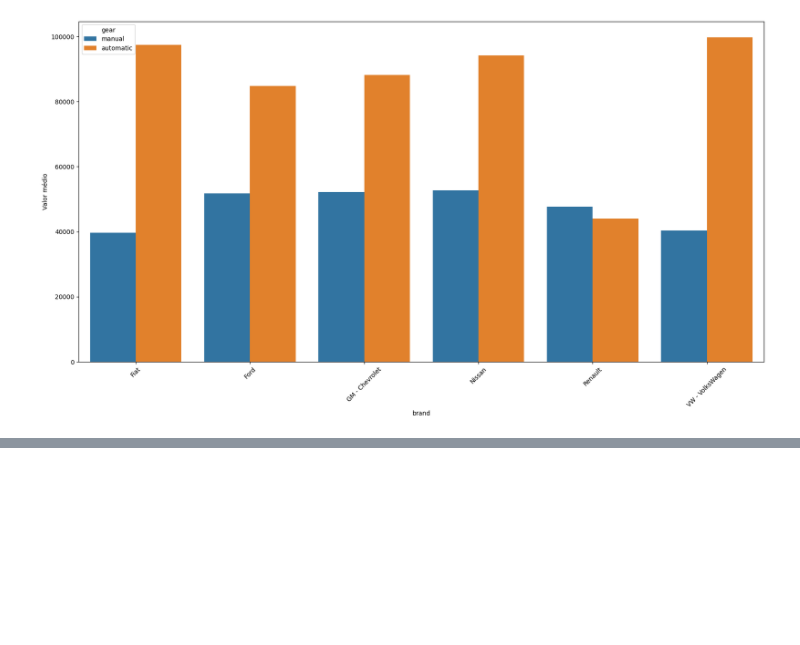
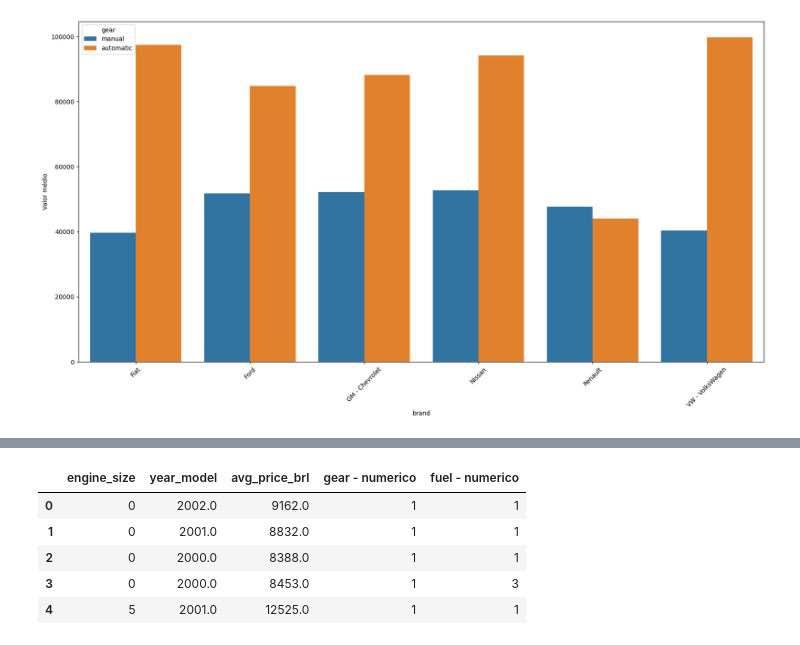
Before and after one commit to Equipe16-IAA/IAA002-TrabalhoFinal, a Jupyter notebook: Main.ipynb, the cells around one changed output, grey strips where cells are left out. Cells and saved outputs as stored; diff of their text form; code cells hidden in the pictures; blank space fills up the shorter version.

```diff
--- a/Main.ipynb
+++ b/Main.ipynb
@@ -307,0 +379,11 @@ plt.xticks(rotation=45);
+# %%
+# dando drop nas colunas que não interessam e atribuindo a uma nova variavel
+dados_num = dados.drop(['year_of_reference','month_of_reference','fipe_code','authentication','brand','model','fuel','gear',],axis = 1)
+dados_num.head()
+# %% [output]
+|  | engine_size | year_model | avg_price_brl | gear - numerico | fuel - numerico |
+| 0 | 0 | 2002.0 | 9162.0 | 1 | 1 |
+| 1 | 0 | 2001.0 | 8832.0 | 1 | 1 |
+| 2 | 0 | 2000.0 | 8388.0 | 1 | 1 |
+| 3 | 0 | 2000.0 | 8453.0 | 1 | 3 |
+| 4 | 5 | 2001.0 | 12525.0 | 1 | 1 |
```
Also changed, not shown: parts of 18 cells of this notebook.
